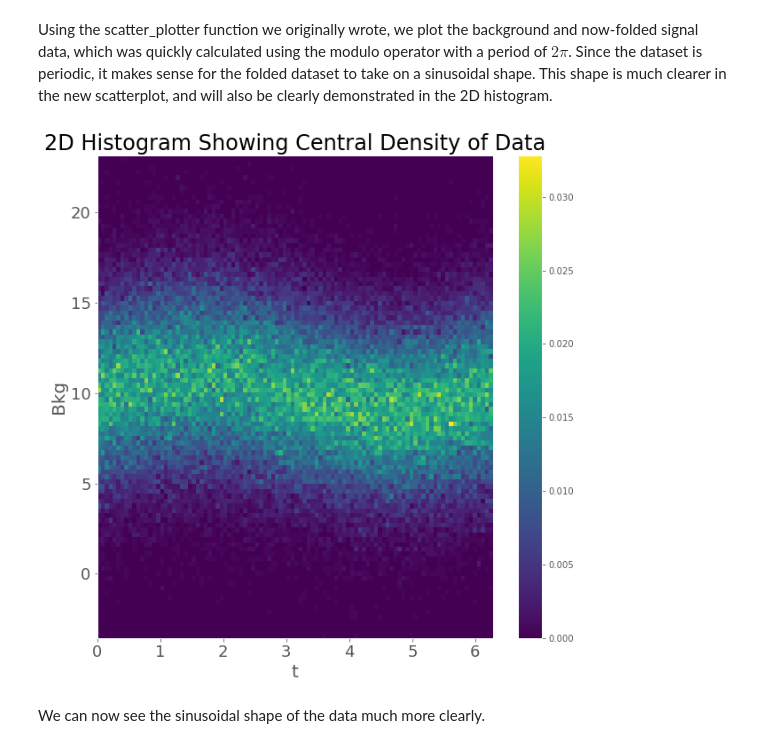
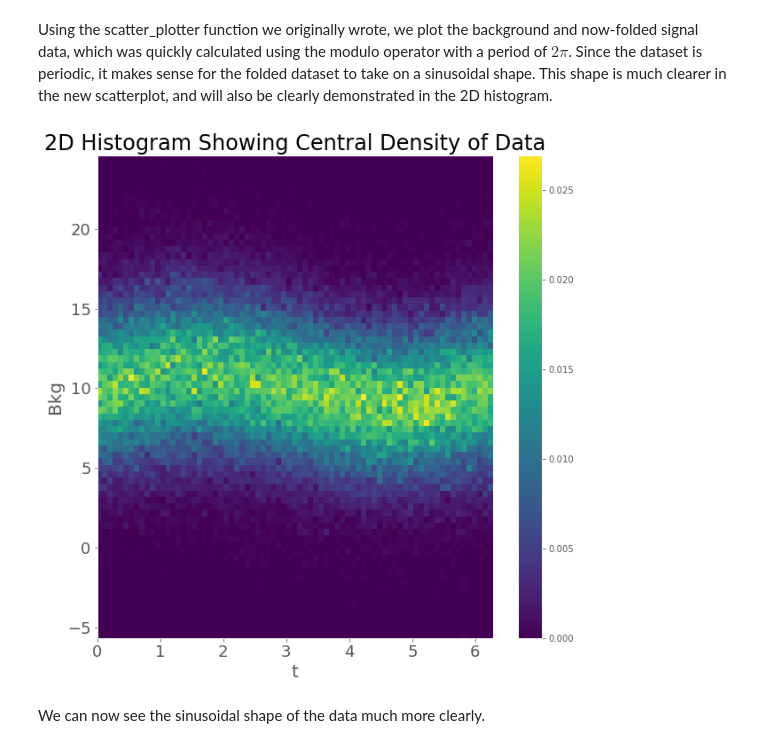
Before and after one commit to darrenhunt2/Phys-434, a Jupyter notebook: HW-4.ipynb, the cells around one changed output. Saved outputs shown, nothing was run; the diff lists cells and outputs as text; code cells hidden in the pictures.

```diff
--- a/HW-4.ipynb
+++ b/HW-4.ipynb
@@ -135,8 +135,8 @@ scatter_plotter(folded,bkgd,None,None,1)
 # %% [markdown]
 Using the scatter_plotter function we originally wrote, we plot the background and now-folded signal data, which was quickly calculated using the modulo operator with a period of $2\pi$. Since the dataset is periodic, it makes sense for the folded dataset to take on a sinusoidal shape. This shape is much clearer in the new scatterplot, and will also be clearly demonstrated in the 2D histogram.
 # %%
-hist2D_plotter(folded,bkgd,100)
+hist2D_plotter(folded,bkgd,75)
 # %% [output]
-[figure, old version]
+[figure, new version]
 # %% [markdown]
 We can now see the sinusoidal shape of the data much more clearly.
```
Also changed, not shown: parts of 12 cells of this notebook.
